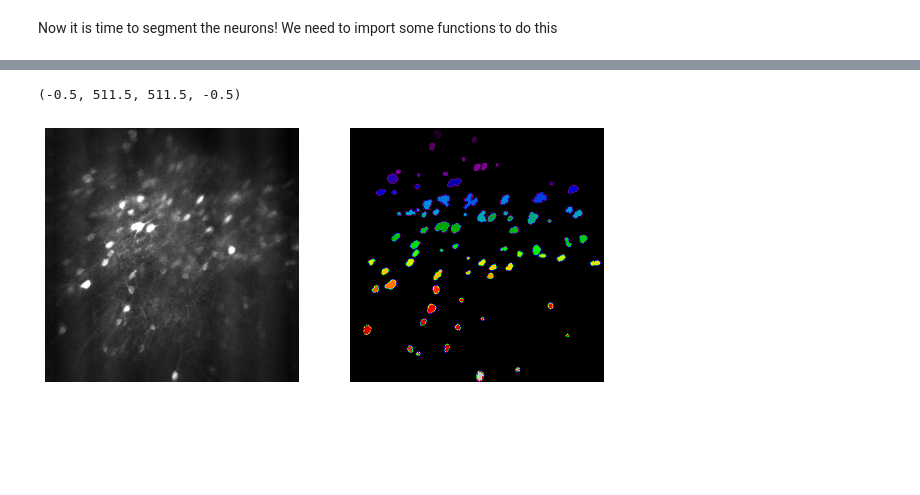
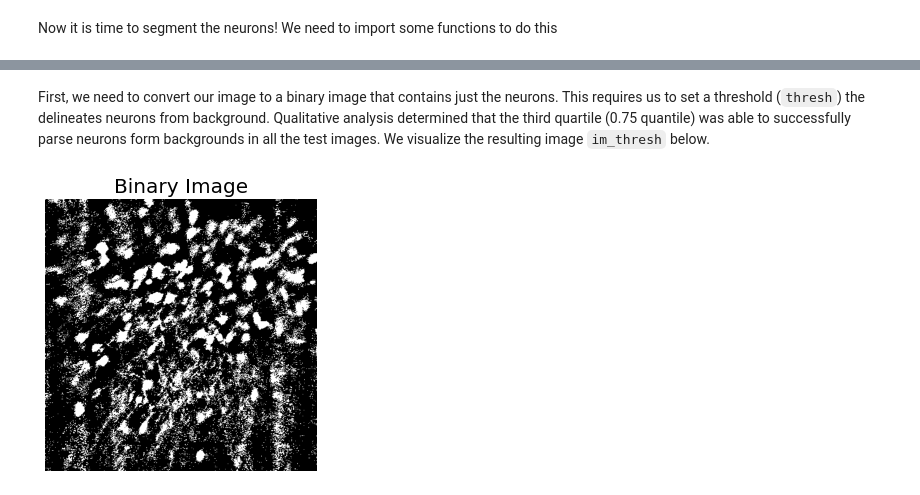
Before and after one commit to mmgrayCHEME599/CHEME599_Brain, a Jupyter notebook: Segmentation_Workflow.ipynb, the cells around one changed output, grey strips where cells are left out. Saved outputs shown, nothing was run; the diff lists cells and outputs as text; code cells hidden in the pictures; blank space fills up the shorter version.

```diff
--- a/Segmentation_Workflow.ipynb
+++ b/Segmentation_Workflow.ipynb
@@ -175,13 +137,0 @@ axes.axis('off')
-# %%
-
-
-labeled2, _ = label(im4)
-
-fig, axes=plt.subplots(ncols=2, figsize=(10,6))
-axes[0].imshow(im, cmap='gray')
-axes[1].imshow(labeled2,cmap='nipy_spectral')
-axes[0].axis('off')
-axes[1].axis('off')
-# %% [output]
-(-0.5, 511.5, 511.5, -0.5)
-[figure, removed]
@@ -187,0 +147,13 @@ axes[1].axis('off')
+# %% [markdown]
+First, we need to convert our image to a binary image that contains just the neurons. This requires us to set a threshold (`thresh`) the delineates neurons from background. Qualitative analysis determined that the third quartile (0.75 quantile) was able to successfully parse neurons form backgrounds in all the test images. We visualize the resulting image `im_thresh` below.
+# %%
+thresh=np.quantile(im_us,.75)
+im_thresh=img_as_float(im_us>thresh) # the thresholded image
+
+#plot the new image
+fig, ax=plt.subplots(ncols=1, figsize=(5,5))
+ax.imshow(im_thresh, cmap='gray')
+ax.axis('off')
+ax.set_title('Binary Image', fontsize=20);
+# %% [output]
+[figure, added]
```
Also changed, not shown: parts of 16 cells of this notebook.
